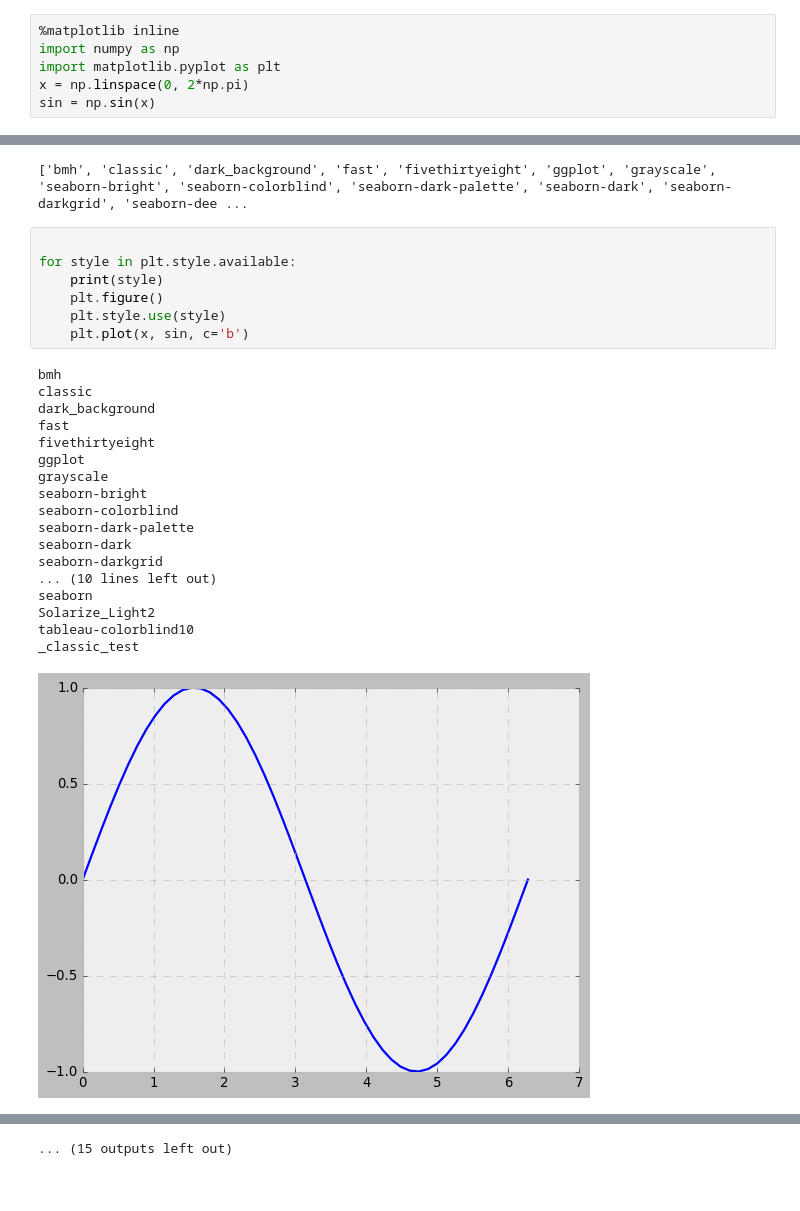
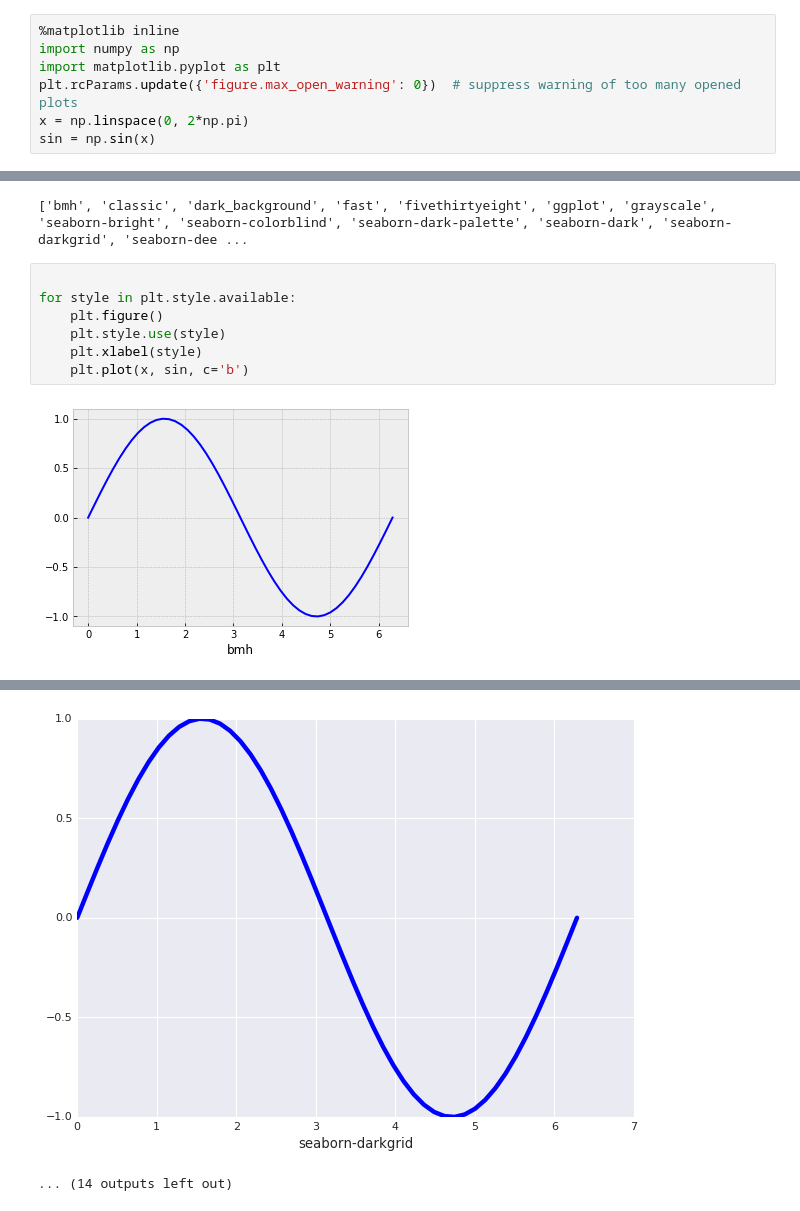
Before and after one commit to jboegeholz/introduction_to_matplotlib, a Jupyter notebook: 03_styles.ipynb, the cells around one changed output, grey strips where cells are left out. Cells and saved outputs as stored; diff of their text form.

```diff
--- a/03_styles.ipynb
+++ b/03_styles.ipynb
@@ -2,6 +2,7 @@
 %matplotlib inline
 import numpy as np
 import matplotlib.pyplot as plt
+plt.rcParams.update({'figure.max_open_warning': 0})  # suppress warning of too many opened plots
 x = np.linspace(0, 2*np.pi)
 sin = np.sin(x)
 # %%
@@ -11,26 +12,9 @@ print(plt.style.available)
 # %%
 
 for style in plt.style.available:
-    print(style)
     plt.figure()
     plt.style.use(style)
+    plt.xlabel(style)
     plt.plot(x, sin, c='b')
 # %% [output]
-bmh
-classic
-dark_background
-fast
-fivethirtyeight
-ggplot
-grayscale
-seaborn-bright
-seaborn-colorblind
-seaborn-dark-palette
-seaborn-dark
-seaborn-darkgrid
-... (10 lines left out)
-seaborn
-Solarize_Light2
-tableau-colorblind10
-_classic_test
-[figure, old version]
+[figure, new version]
@@ -47 +31,2 @@ _classic_test
-... (15 outputs left out)
+[figure, added]
+... (14 outputs left out)
```
Also changed, not shown: parts of 1 cell of this notebook, 1 other file.
